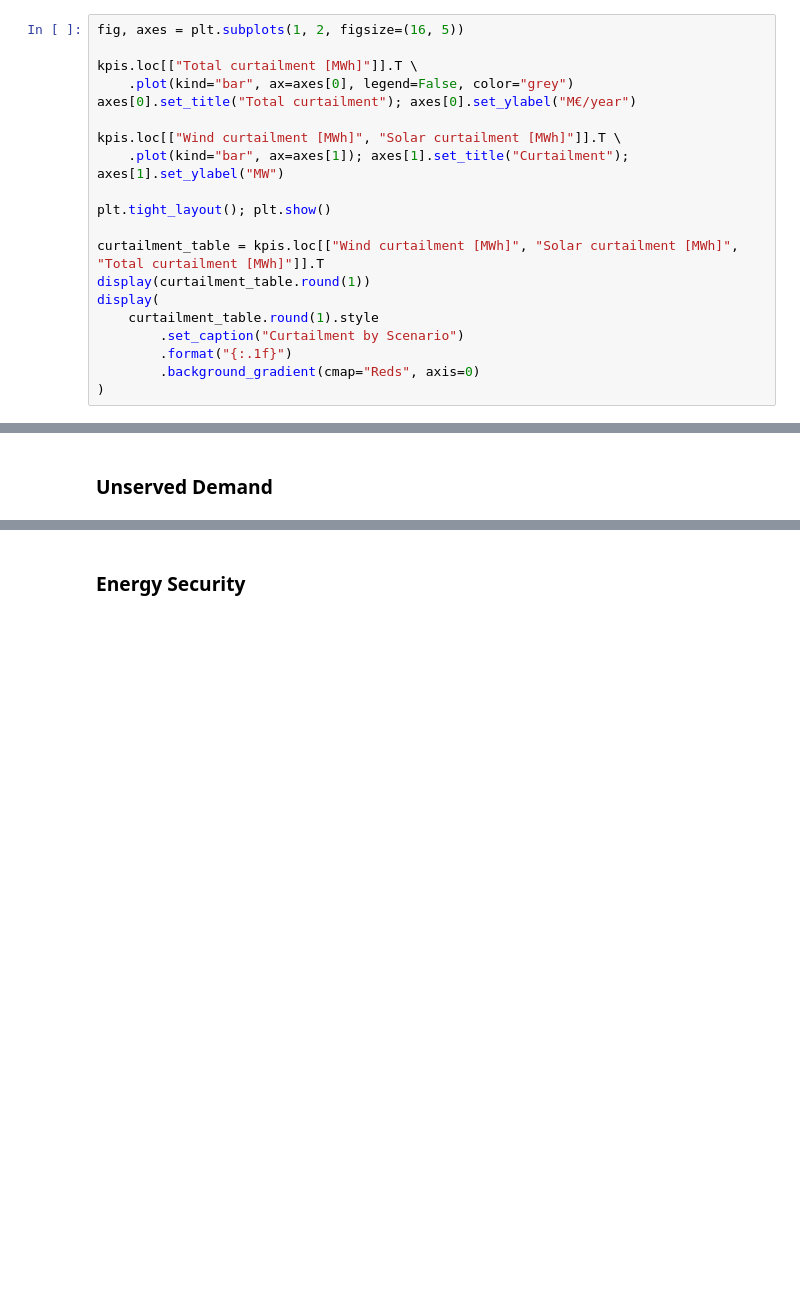
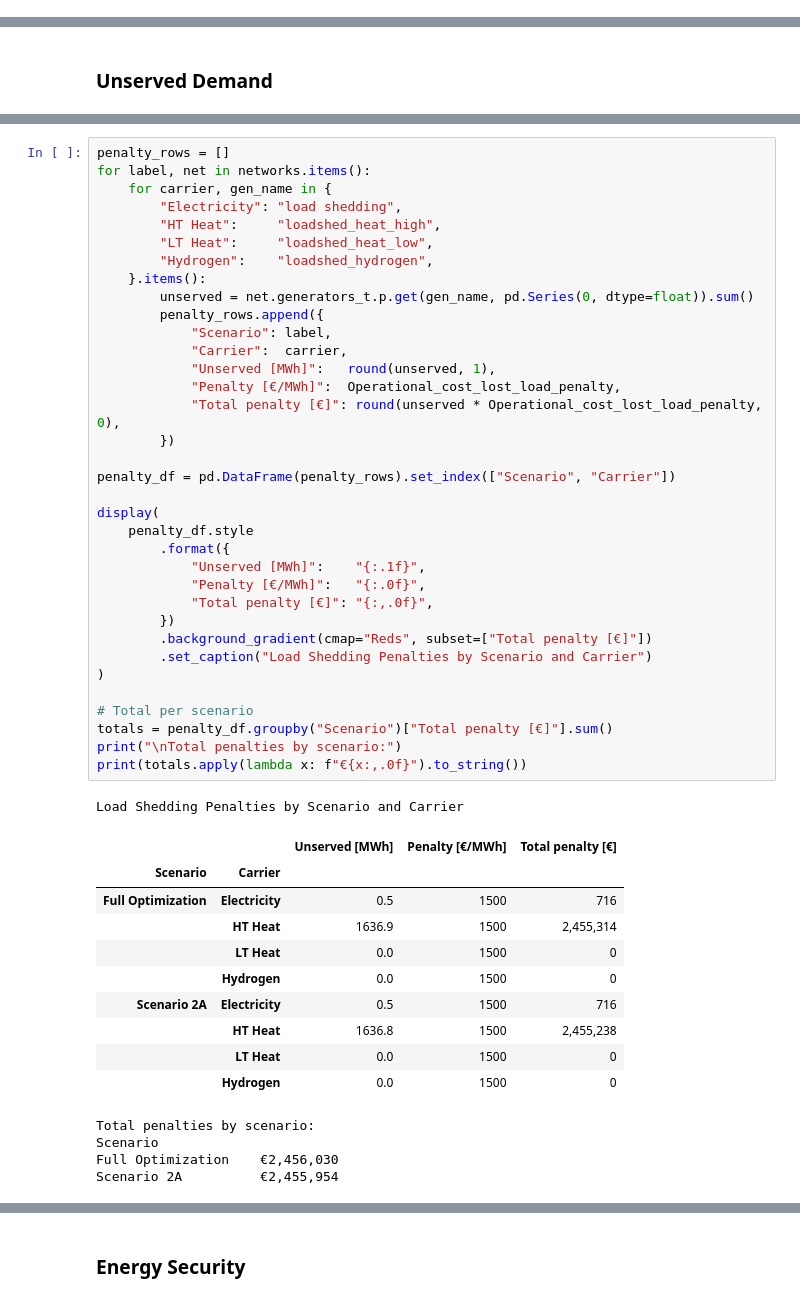
Before and after one commit to karivero/esi_final_repo, a Jupyter notebook: final_esi/ESI_Assignment/part2_combined_submission.ipynb, the cells around one changed output, grey strips where cells are left out. Saved outputs shown, nothing was run; the diff lists cells and outputs as text; blank space fills up the shorter version.

```diff
--- a/final_esi/ESI_Assignment/part2_combined_submission.ipynb
+++ b/final_esi/ESI_Assignment/part2_combined_submission.ipynb
@@ -1629,20 +1469,0 @@ In our scenarios we seek to lower curtailment.
-# %%
-fig, axes = plt.subplots(1, 2, figsize=(16, 5))
-
-kpis.loc[["Total curtailment [MWh]"]].T \
-    .plot(kind="bar", ax=axes[0], legend=False, color="grey")
-axes[0].set_title("Total curtailment"); axes[0].set_ylabel("M€/year")
-
-kpis.loc[["Wind curtailment [MWh]", "Solar curtailment [MWh]"]].T \
-    .plot(kind="bar", ax=axes[1]); axes[1].set_title("Curtailment"); axes[1].set_ylabel("MW")
-
-plt.tight_layout(); plt.show()
-
-curtailment_table = kpis.loc[["Wind curtailment [MWh]", "Solar curtailment [MWh]", "Total curtailment [MWh]"]].T
-display(curtailment_table.round(1))
-display(
-    curtailment_table.round(1).style
-        .set_caption("Curtailment by Scenario")
-        .format("{:.1f}")
-        .background_gradient(cmap="Reds", axis=0)
-)
@@ -1822,0 +1572,51 @@ print(f"Peak load shedding: {loadshed.max():.1f} MW")
+# %%
+penalty_rows = []
+for label, net in networks.items():
+    for carrier, gen_name in {
+        "Electricity": "load shedding",
+        "HT Heat":     "loadshed_heat_high",
+        "LT Heat":     "loadshed_heat_low",
+        "Hydrogen":    "loadshed_hydrogen",
+    }.items():
+        unserved = net.generators_t.p.get(gen_name, pd.Series(0, dtype=float)).sum()
+        penalty_rows.append({
+            "Scenario": label,
+            "Carrier":  carrier,
+            "Unserved [MWh]":   round(unserved, 1),
+            "Penalty [€/MWh]":  Operational_cost_lost_load_penalty,
+            "Total penalty [€]": round(unserved * Operational_cost_lost_load_penalty, 0),
+        })
+
+penalty_df = pd.DataFrame(penalty_rows).set_index(["Scenario", "Carrier"])
+
+display(
+    penalty_df.style
+        .format({
+            "Unserved [MWh]":    "{:.1f}",
+            "Penalty [€/MWh]":   "{:.0f}",
+            "Total penalty [€]": "{:,.0f}",
+        })
+        .background_gradient(cmap="Reds", subset=["Total penalty [€]"])
+        .set_caption("Load Shedding Penalties by Scenario and Carrier")
+)
+
+# Total per scenario
+totals = penalty_df.groupby("Scenario")["Total penalty [€]"].sum()
+print("\nTotal penalties by scenario:")
+print(totals.apply(lambda x: f"€{x:,.0f}").to_string())
+# %% [output]
+Load Shedding Penalties by Scenario and Carrier
+|  |  | Unserved [MWh] | Penalty [€/MWh] | Total penalty [€] |
+| Scenario | Carrier |  |  |  |
+| Full Optimization | Electricity | 0.5 | 1500 | 716 |
+|  | HT Heat | 1636.9 | 1500 | 2,455,314 |
+|  | LT Heat | 0.0 | 1500 | 0 |
+|  | Hydrogen | 0.0 | 1500 | 0 |
+| Scenario 2A | Electricity | 0.5 | 1500 | 716 |
+|  | HT Heat | 1636.8 | 1500 | 2,455,238 |
+|  | LT Heat | 0.0 | 1500 | 0 |
+|  | Hydrogen | 0.0 | 1500 | 0 |
+Total penalties by scenario:
+Scenario
+Full Optimization    €2,456,030
+Scenario 2A          €2,455,954
```
Also changed, not shown: parts of 40 cells of this notebook, 1 other file.
